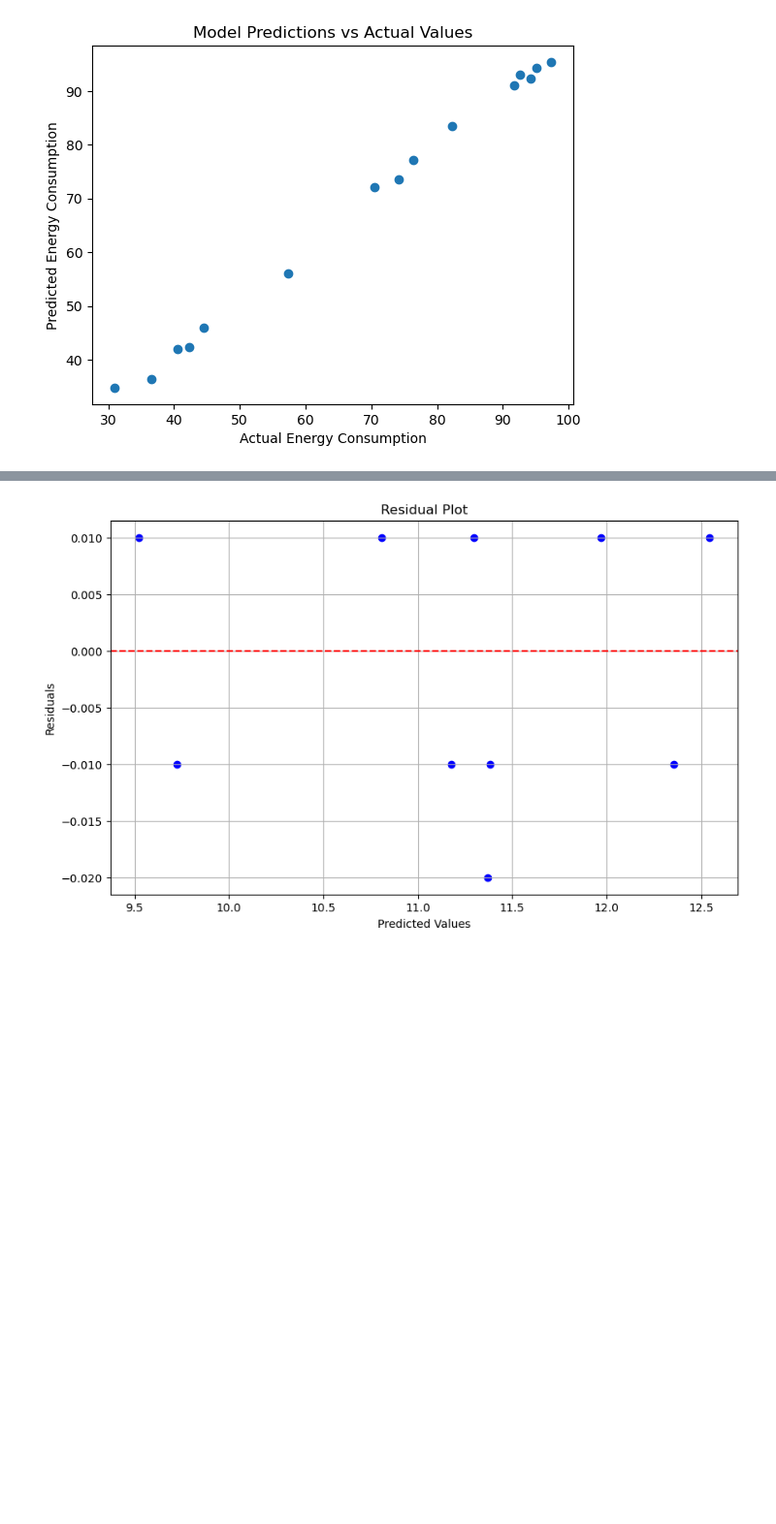
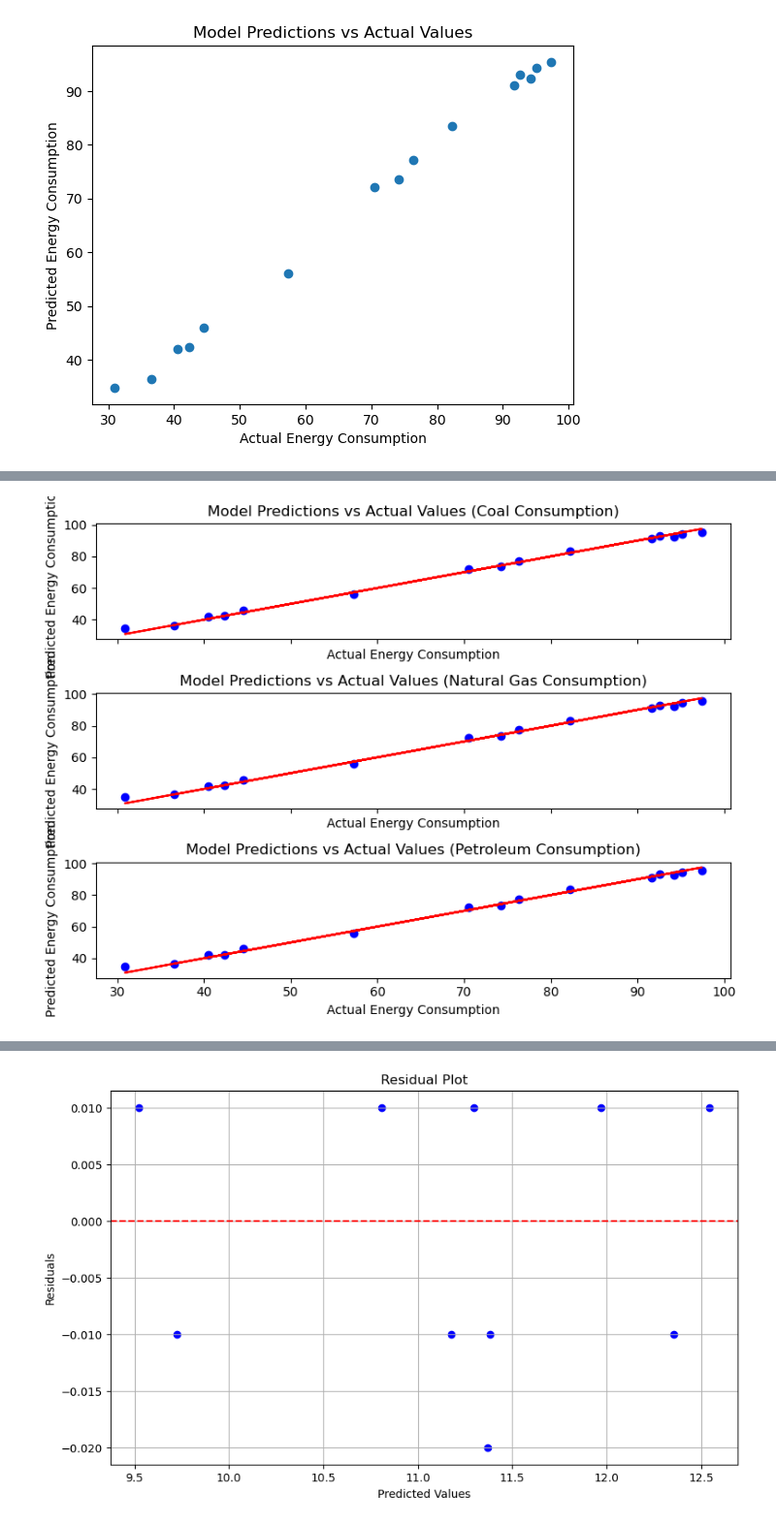
Before and after one commit to AmitaGarad/Machine-Learning-Climate-Change-vs-Energy-Consumption, a Jupyter notebook: Ds-Models/Random_Forest_Regression_model.ipynb, the cells around one changed output, grey strips where cells are left out. Shown: that part at 97% size. Saved outputs shown, nothing was run; the diff lists cells and outputs as text; code cells hidden in the pictures; blank space fills up the shorter version.

```diff
--- a/Ds-Models/Random_Forest_Regression_model.ipynb
+++ b/Ds-Models/Random_Forest_Regression_model.ipynb
@@ -87,0 +102,24 @@ plt.show()
+# %%
+import matplotlib.pyplot as plt
+
+# Define energy types to plot
+energy_types = ['Coal Consumption', 'Natural Gas Consumption', 'Petroleum Consumption']  # Add more as needed
+
+# Create subplots
+fig, axes = plt.subplots(len(energy_types), 1, figsize=(8, 6), sharex=True)
+
+# Iterate over energy types
+for i, energy_type in enumerate(energy_types):
+    # Plot actual vs predicted values for the current energy type
+    axes[i].scatter(y_test, y_pred, color='blue', label='Actual')  # Blue for actual values
+    axes[i].plot(y_test, y_test, color='red', label='Predicted')   # Red for predicted values
+    axes[i].set_xlabel("Actual Energy Consumption")
+    axes[i].set_ylabel("Predicted Energy Consumption")
+    axes[i].set_title(f"Model Predictions vs Actual Values ({energy_type})")
+
+# Adjust layout and save the plot
+plt.tight_layout()
+plt.savefig('../Random_forest_model_images/Model_Predictions_vs_Actual_Values_energy_types.png')
+plt.show()
+# %% [output]
+[figure, added]
```
Also changed, not shown: parts of 3 cells of this notebook, 4 other files.
